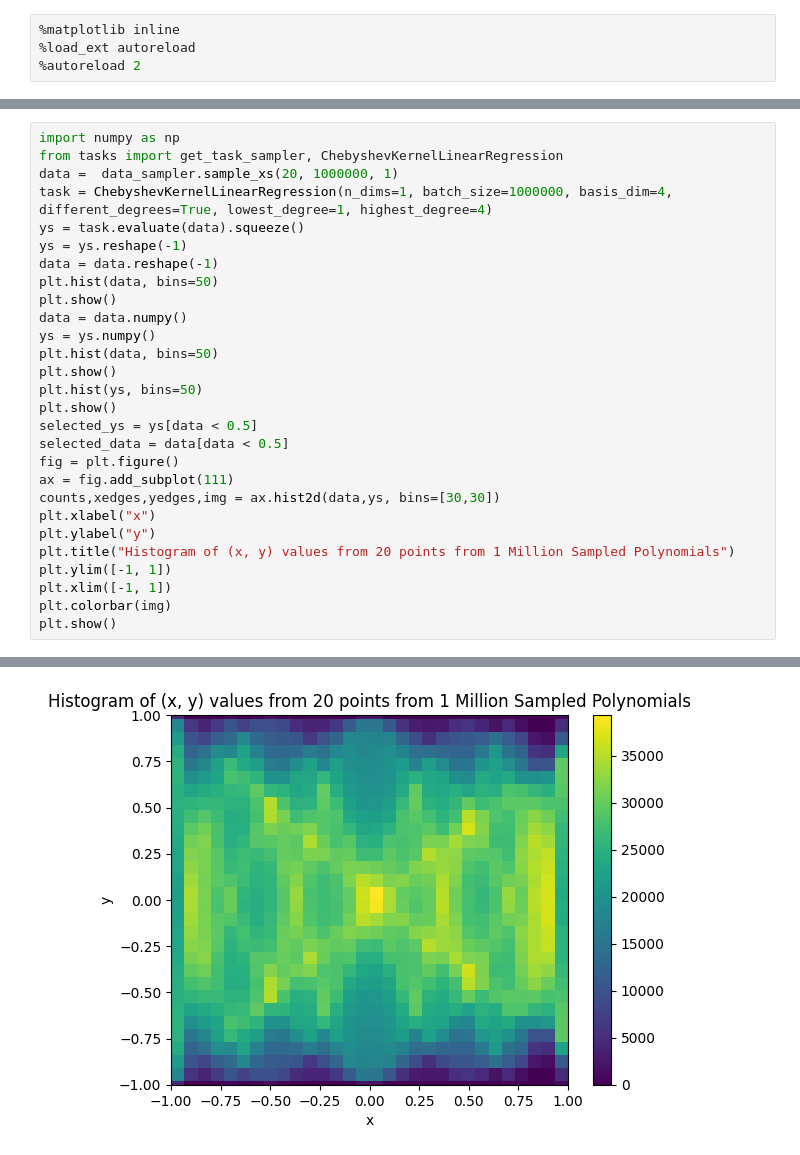
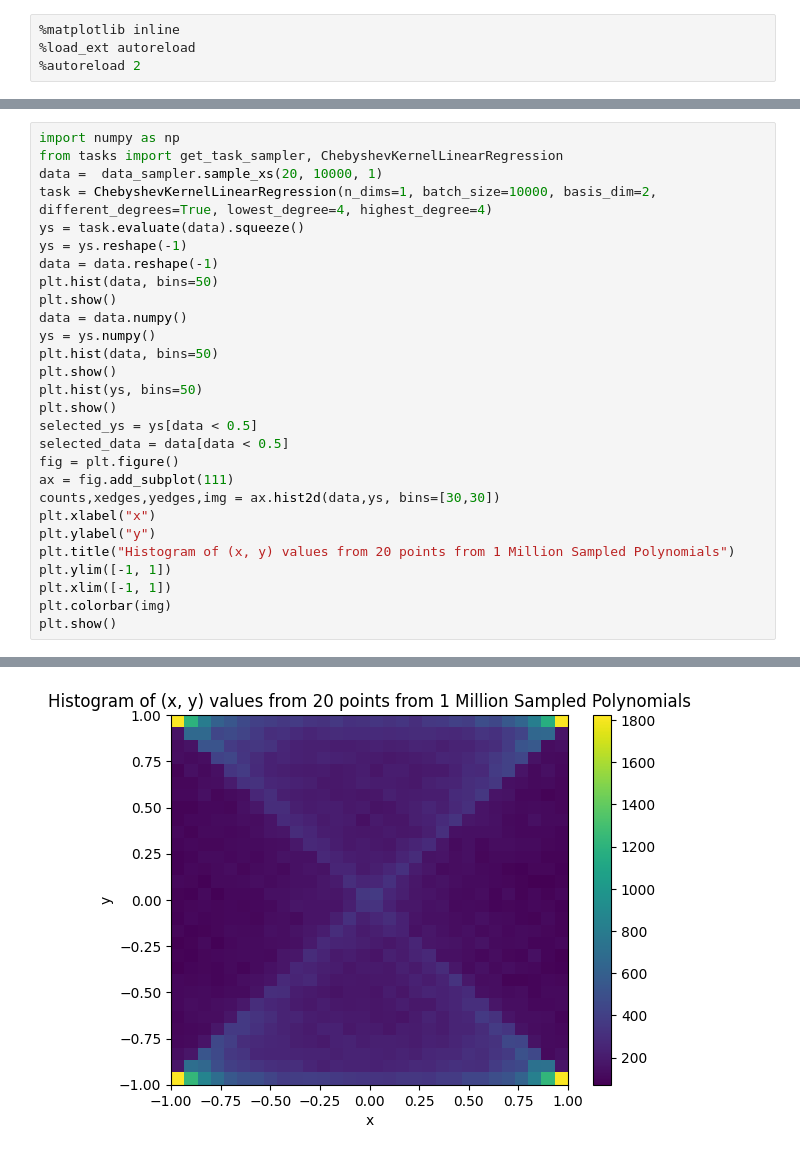
Before and after one commit to wilcoxsonm21/CS182Project, a Jupyter notebook: src/explore_polynomial_generation.ipynb, the cells around one changed output, grey strips where cells are left out. Cells and saved outputs as stored; diff of their text form.

```diff
--- a/src/explore_polynomial_generation.ipynb
+++ b/src/explore_polynomial_generation.ipynb
@@ -35,8 +45,8 @@ AssertionError:
 # %%
 import numpy as np
 from tasks import get_task_sampler, ChebyshevKernelLinearRegression
-data =  data_sampler.sample_xs(20, 1000000, 1)
-task = ChebyshevKernelLinearRegression(n_dims=1, batch_size=1000000, basis_dim=4, different_degrees=True, lowest_degree=1, highest_degree=4)
+data =  data_sampler.sample_xs(20, 10000, 1)
+task = ChebyshevKernelLinearRegression(n_dims=1, batch_size=10000, basis_dim=2, different_degrees=True, lowest_degree=4, highest_degree=4)
 ys = task.evaluate(data).squeeze()
 ys = ys.reshape(-1)
 data = data.reshape(-1)
@@ -74 +94 @@ tensor([[ 0.0244,  0.6733, -0.1397, -0.0173,  0.1453],
-[figure, old version]
+[figure, new version]
```
Also changed, not shown: parts of 3 cells of this notebook, 2 other files.
